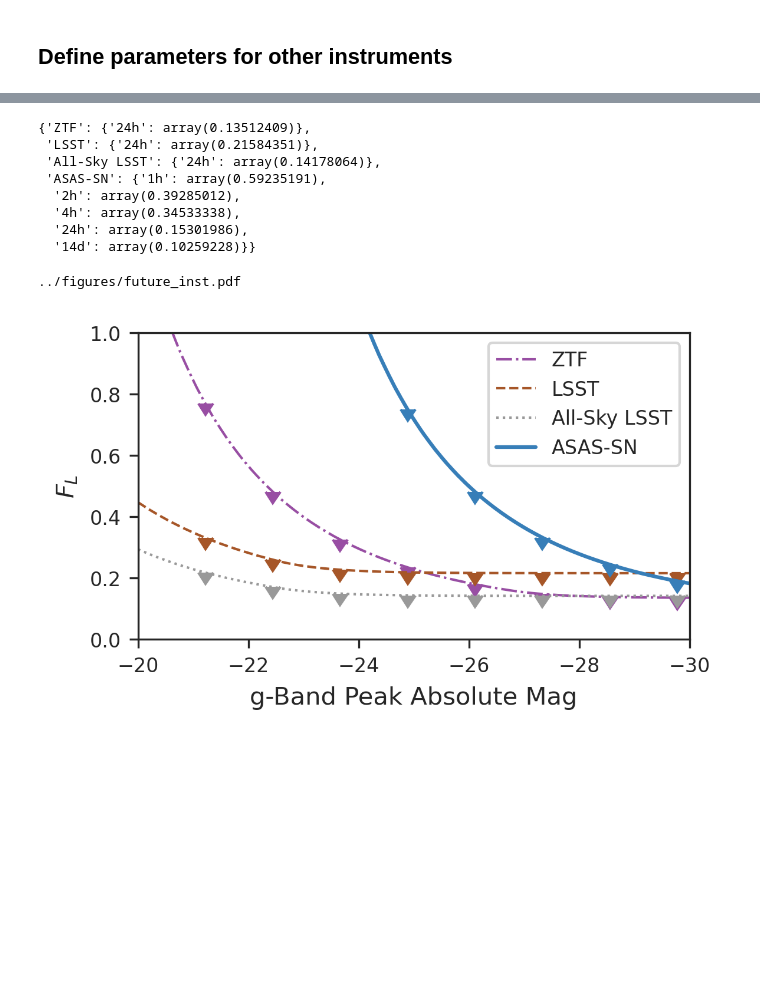
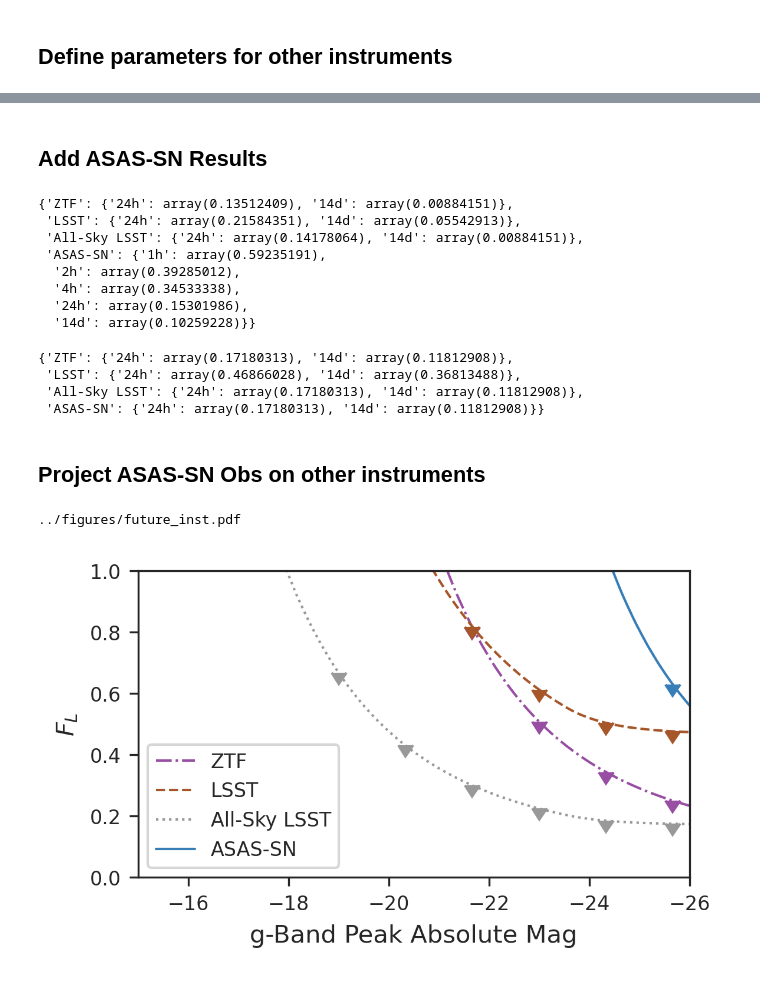
Before and after one commit to JannisNe/nu_stat_for_asassn_paper, a Jupyter notebook: limits_other_inst.ipynb, the cells around one changed output, grey strips where cells are left out. Drawn from its saved outputs; the diff is of its cells as text; code cells hidden in the pictures; blank space fills up the shorter version.

```diff
--- a/limits_other_inst.ipynb
+++ b/limits_other_inst.ipynb
@@ -238,6 +155,6 @@ instruments
 # %%
 uls = dict()
-ts = ['24h']
+ts = ['24h', '14d']
 
 
 for inst, info in instruments.items():
@@ -246,19 +163,31 @@ for inst, info in instruments.items():
 
     sample = use_alerts[(use_alerts.Dec > min(info[0])) & (use_alerts.Dec < max(info[0]))]
     print(len(sample), 'alerts used')
-    median_coverage = np.median(sample[f"{t} coverage"][~np.isnan(sample[f"{t} coverage"])])
-    print('median coverage', median_coverage, '%')
+
+    median_coverages = {}
 
     def P_det(f, t):
+        if t not in median_coverages:
+            median_coverages[t] = np.median(sample[f"{t} coverage"][~np.isnan(sample[f"{t} coverage"])])
+            print(t, 'median coverage', median_coverages[t], '%')
+
         P = 1
         for i, r in sample.iterrows():
+            # if np.isnan(r[f"{t} coverage"]):
+            #     continue
             if r.Event == 'IC160731A' and r.Class == 'HESE':
                 continue
-            P *= 1 - r.Signalness * median_coverage * f
+            P *= 1 - r.Signalness * median_coverages[t] /100 * f
         return P
 
     fs = np.linspace(0, 1, 1000)
     Ps = {t: [P_det(f, t) for f in fs] for t in ts}
+
+    for t, iPs in Ps.items():
+        fig, ax = plt.subplots()#figsize=(base_width, base_height), dpi=dpi)
+        ax.plot(fs, iPs, color='k')
+        plt.axhline(pval)
+        plt.show()
 
     inverse_pdet = {t: interp1d(iPs, fs) for t, iPs in Ps.items()}
 
@@ -272,6 +201,7 @@ for inst, info in instruments.items():
     uls[inst] = ul_sample
     """
     for t, iPs in Ps.items():
+
         fig, ax = plt.subplots()#figsize=(base_width, base_height), dpi=dpi)
         ax.plot(fs, iPs, color='k')
         plt.axhline(pval)
@@ -298,21 +231,33 @@ median coverage 36.2 %
+# %% [markdown]
+## Add ASAS-SN Results
 # %%
 with open('data/asassn_ul.pkl', 'rb') as f:
     uls['ASAS-SN'] = pickle.load(f)
 
 asassn_comp_mag = 17.5
-asassn_color = CB_color_cycle[0]
+asassn_color = CB_color_cycle[1]
 uls
 # %% [output]
-{'ZTF': {'24h': array(0.13512409)},
- 'LSST': {'24h': array(0.21584351)},
- 'All-Sky LSST': {'24h': array(0.14178064)},
+{'ZTF': {'24h': array(0.13512409), '14d': array(0.00884151)},
+ 'LSST': {'24h': array(0.21584351), '14d': array(0.05542913)},
+ 'All-Sky LSST': {'24h': array(0.14178064), '14d': array(0.00884151)},
  'ASAS-SN': {'1h': array(0.59235191),
   '2h': array(0.39285012),
   '4h': array(0.34533338),
   '24h': array(0.15301986),
   '14d': array(0.10259228)}}
+# %%
+uls
+# %% [output]
+{'ZTF': {'24h': array(0.17180313), '14d': array(0.11812908)},
+ 'LSST': {'24h': array(0.46866028), '14d': array(0.36813488)},
+ 'All-Sky LSST': {'24h': array(0.17180313), '14d': array(0.11812908)},
+ 'ASAS-SN': {'24h': array(0.17180313), '14d': array(0.11812908)}}
+# %% [markdown]
+## Project ASAS-SN Obs on other instruments
 # %%
 f = cdf_mpc["GRB"]
+t = '24h'
 
 fig, ax = plt.subplots(
     figsize=(base_width, base_height),
@@ -321,49 +266,49 @@ fig, ax = plt.subplots(
     gridspec_kw={'wspace': 0}
 )
 
-abs_mag = np.linspace(-20, -31, 1000)
+abs_mag = np.linspace(-15, -27, 1000)
 
 for inst, d in uls.items():
 
-    if inst == 'ASAS-SN':
-        compmag = asassn_comp_mag
-        color = asassn_color
-        ls = "-"
-        lw = 1.5
-    else:
-        compmag = instruments[inst][1]
-        color = instruments[inst][2]
-        ls = instruments[inst][3]
-        lw = 1
+    # if inst == 'ASAS-SN':
+    #     compmag = asassn_comp_mag
+    #     color = asassn_color
+    #     ls = "-"
+    #     lw = 1.5
+    # else:
+    compmag = instruments[inst][1]
+    color = instruments[inst][2]
+    ls = instruments[inst][3]
+    lw = 1
 
     def max_f(abs_mags):
         res = d[t]/f(max_dl(abs_mags, compmag))
         return res
 
     ax.plot(abs_mag, max_f(abs_mag), label=inst, color=color, ls=ls, lw=lw)
     mag_scatter = np.linspace(abs_mag[0], abs_mag[-1], 10)[1:-1]
     eb = ax.errorbar(
         mag_scatter,
         max_f(mag_scatter),
         yerr=0.0,
         uplims=True,
         color=color,
         linestyle="",
         capsize=0,
         mew=1
     )
 
 ax.set_xlim((max(abs_mag), min(abs_mag)+1))
 ax.set_ylim((0, 1))
 ax.legend()
 ax.set_xlabel('g-Band Peak Absolute Mag')
 ax.set_ylabel('$F_{L}$')
 fig.tight_layout()
 fn = os.path.join(output_folder, "future_inst.pdf")
 print(fn)
 fig.savefig(fn)
 
 plt.show()
 # %% [output]
 ../figures/future_inst.pdf
-[figure, old version]
+[figure, new version]
```
Also changed, not shown: parts of 19 cells of this notebook.
